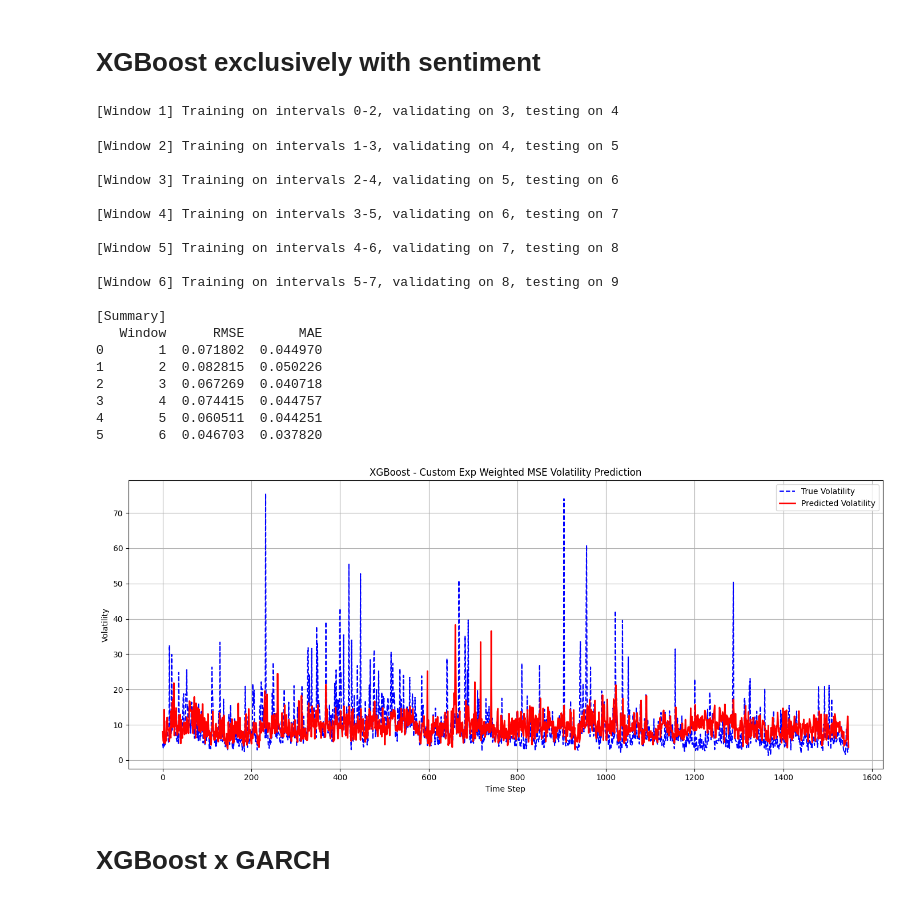
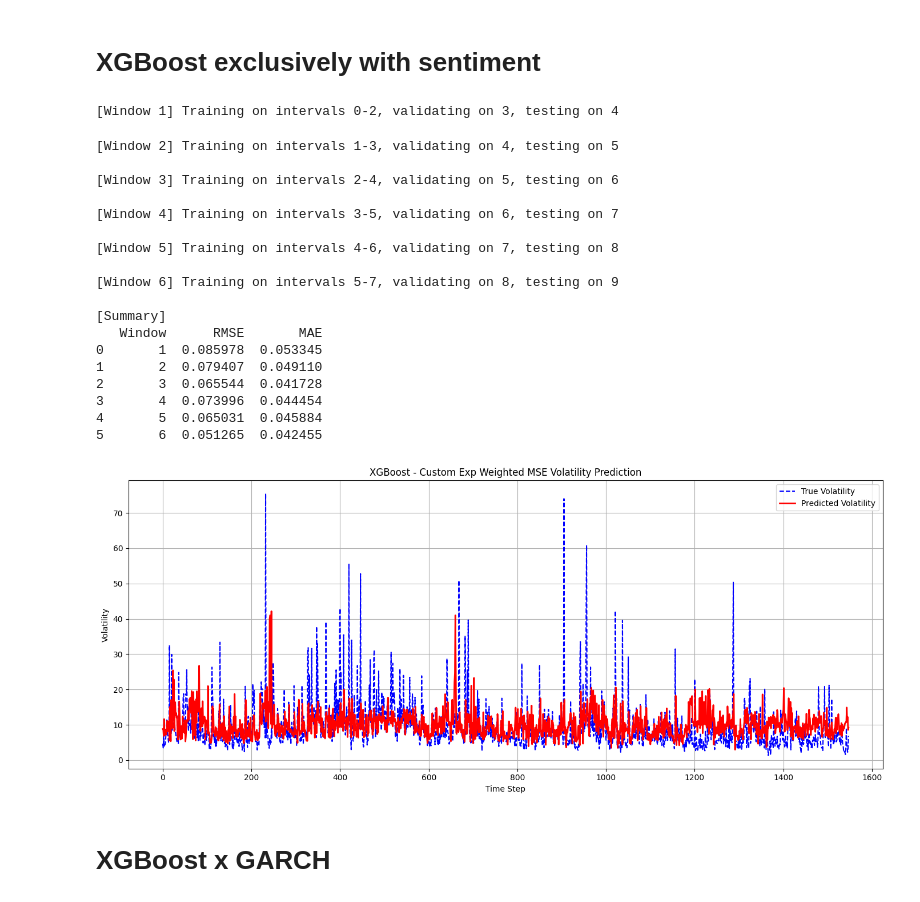
Before and after one commit to AugusteDP-git/bitcoin-volatility-forecasting, a Jupyter notebook: main.ipynb, the cells around one changed output. Drawn from its saved outputs; the diff is of its cells as text; code cells hidden in the pictures.

```diff
--- a/main.ipynb
+++ b/main.ipynb
@@ -656,42 +688,41 @@ from Models.XGBoost import *
 df = pd.read_csv('DATA/hourly_data_ff.csv')
 sent = pd.read_csv('DATA/sentiment.csv')
 df_returns = pd.read_csv(
     'Data/hourly_data_ff_with_returns.csv',
     parse_dates=['timestamp']
 )
 
 empty_features = []
 df = df[empty_features + ['vol', 'timestamp']]
 feat_lags = {
     'aggregate_sentiment': 2,
     'fng_feature': 19,
-
 }
 
 df = pd.concat([df, sent[['Aggregate sentiment', 'fng_feature']],np.abs( df_returns['returns'])], axis=1)
 
-results_xgb, df_xgb, all_trues = test_xgboost(df, feat_lags=feat_lags)
+results_xgb, df_xgb, all_trues = test_xgboost(df, feat_lags=feat_lags, alpha = 10)
 # %% [output]
 [Window 1] Training on intervals 0-2, validating on 3, testing on 4
 [Window 2] Training on intervals 1-3, validating on 4, testing on 5
 
 [Window 3] Training on intervals 2-4, validating on 5, testing on 6
 
 [Window 4] Training on intervals 3-5, validating on 6, testing on 7
 
 [Window 5] Training on intervals 4-6, validating on 7, testing on 8
 
 [Window 6] Training on intervals 5-7, validating on 8, testing on 9
 
 [Summary]
    Window      RMSE       MAE
-0       1  0.071802  0.044970
-1       2  0.082815  0.050226
-2       3  0.067269  0.040718
-3       4  0.074415  0.044757
-4       5  0.060511  0.044251
-5       6  0.046703  0.037820
+0       1  0.085978  0.053345
+1       2  0.079407  0.049110
+2       3  0.065544  0.041728
+3       4  0.073996  0.044454
+4       5  0.065031  0.045884
+5       6  0.051265  0.042455
-[figure, old version]
+[figure, new version]
 # %% [markdown]
 # XGBoost x GARCH
 # %%
```
Also changed, not shown: parts of 3 cells of this notebook, 5 other files.
